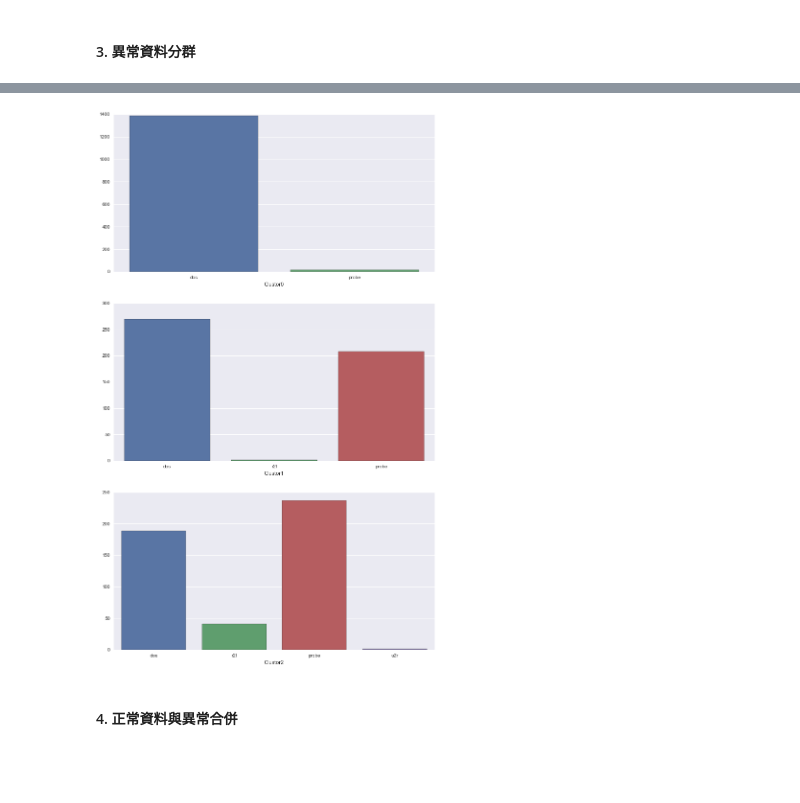
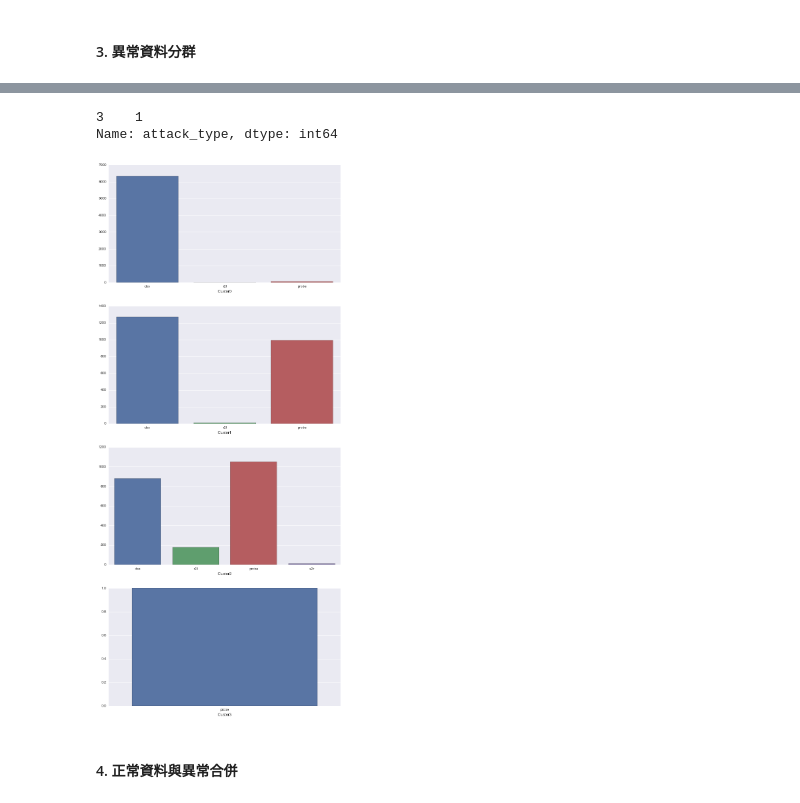
Before and after one commit to kaichiachen/Anomaly-detection, a Jupyter notebook: 異常偵測.ipynb, the cells around one changed output, grey strips where cells are left out. Drawn from its saved outputs; the diff is of its cells as text; code cells hidden in the pictures; blank space fills up the shorter version.

```diff
--- a/異常偵測.ipynb
+++ b/異常偵測.ipynb
@@ -62,8 +73,8 @@ memory usage: 1.6+ MB
 # %%
 plt.figure(figsize = (12, 6))
 ax = sns.barplot(x=range(0, len(traindata['attack_type'].value_counts())), y=traindata['attack_type'].value_counts().tolist())
-plt.legend(traindata['attack_type'].value_counts().index.tolist(),loc=0)
-attack_t = [attack_type_list[i] for i in traindata['attack_type'].unique()]
+attack_t = [attack_type_list[i] for i in traindata['attack_type'].value_counts().index]
+plt.legend(attack_t,loc=0)
 ax.set_xticklabels(attack_t)
 # %% [output]
 [<matplotlib.text.Text at 0x...>,
@@ -75,8 +86,13 @@ ax.set_xticklabels(attack_t)
 # %% [markdown]
 #### 2. 資料標準化
 # %%
-traindata_df = pd.get_dummies(Processor.normalize(traindata.drop(['attack_type'], axis=1)))
+data_all = pd.concat([traindata, testdata])
+traindata_df = pd.get_dummies(
+    Processor.normalize(data_all.drop(['attack_type'], axis=1)))[:len(traindata)]
+testdata_df = pd.get_dummies(
+    Processor.normalize(data_all.drop(['attack_type'], axis=1)))[len(traindata):]
 traindata_df['attack_type'] = traindata['attack_type']
+testdata_df['attack_type'] = testdata['attack_type']
 anomalydata_df = traindata_df[traindata_df['attack_type']!=0]
 anomalydata_df.index = range(0, len(anomalydata_df))
 normaldata_df = traindata_df[traindata_df['attack_type']==0]
@@ -104,9 +130,7 @@ anomalydata_df.head()
 # %% [markdown]
 #### 3. 異常資料分群
 # %%
-from sklearn.cluster import KMeans
-from sklearn.neighbors import NearestNeighbors
-K = 3
+K = 4
 kmeans = KMeans(n_clusters=K, random_state=0).fit(anomalydata_df.iloc[:,:anomalydata_df.shape[1]-1])
 clustors = kmeans.predict(anomalydata_df.iloc[:,:anomalydata_df.shape[1]-1])
 # %%
@@ -122,4 +147,8 @@ ax.set_xticklabels(pd.Series(clustors).value_counts().index.tolist())
 # %%
+try:
+    anomalydata_df = anomalydata_df.drop(['clusters'], axis = 1)
+except:
+    pass
 anomalydata_df.insert(0, 'clusters', pd.Series(clustors, dtype=np.int64))
 # %%
 cluster_df = []
@@ -127,17 +156,22 @@ for cluster in sorted(anomalydata_df['clusters'].unique()):
     node = anomalydata_df[anomalydata_df['clusters']==cluster]
     node = node.drop(['clusters'], axis=1)
     cluster_df.append(node)
+# %%
+cluster_df[3]['attack_type'].value_counts().sort_index()
+# %% [output]
+3    1
+Name: attack_type, dtype: int64
 # %%
-fig, ax = plt.subplots(len(cluster_df), 1, figsize = (12, 20))
+fig, ax = plt.subplots(len(cluster_df), 1, figsize = (12, len(cluster_df) * 7))
 for index, cluster in enumerate(cluster_df):
-    sns.barplot(x=range(0, len(cluster['attack_type'].value_counts().sort_index()))\
+    sns.barplot(x=range(0, len(cluster['attack_type'].value_counts()))\
                      , y=(cluster['attack_type'].value_counts().sort_index()).tolist()\
                      , ax = ax[index])
     attack_t = [attack_type_list[i] for i in cluster['attack_type'].value_counts().sort_index().index]
     ax[index].set_xticklabels(attack_t)
     ax[index].set_xlabel("Clustor%d" % index)
 # %% [output]
-[figure, old version]
+[figure, new version]
 # %% [markdown]
 #### 4. 正常資料與異常合併
 # %%
```
Also changed, not shown: parts of 27 cells of this notebook, 1 other file.
